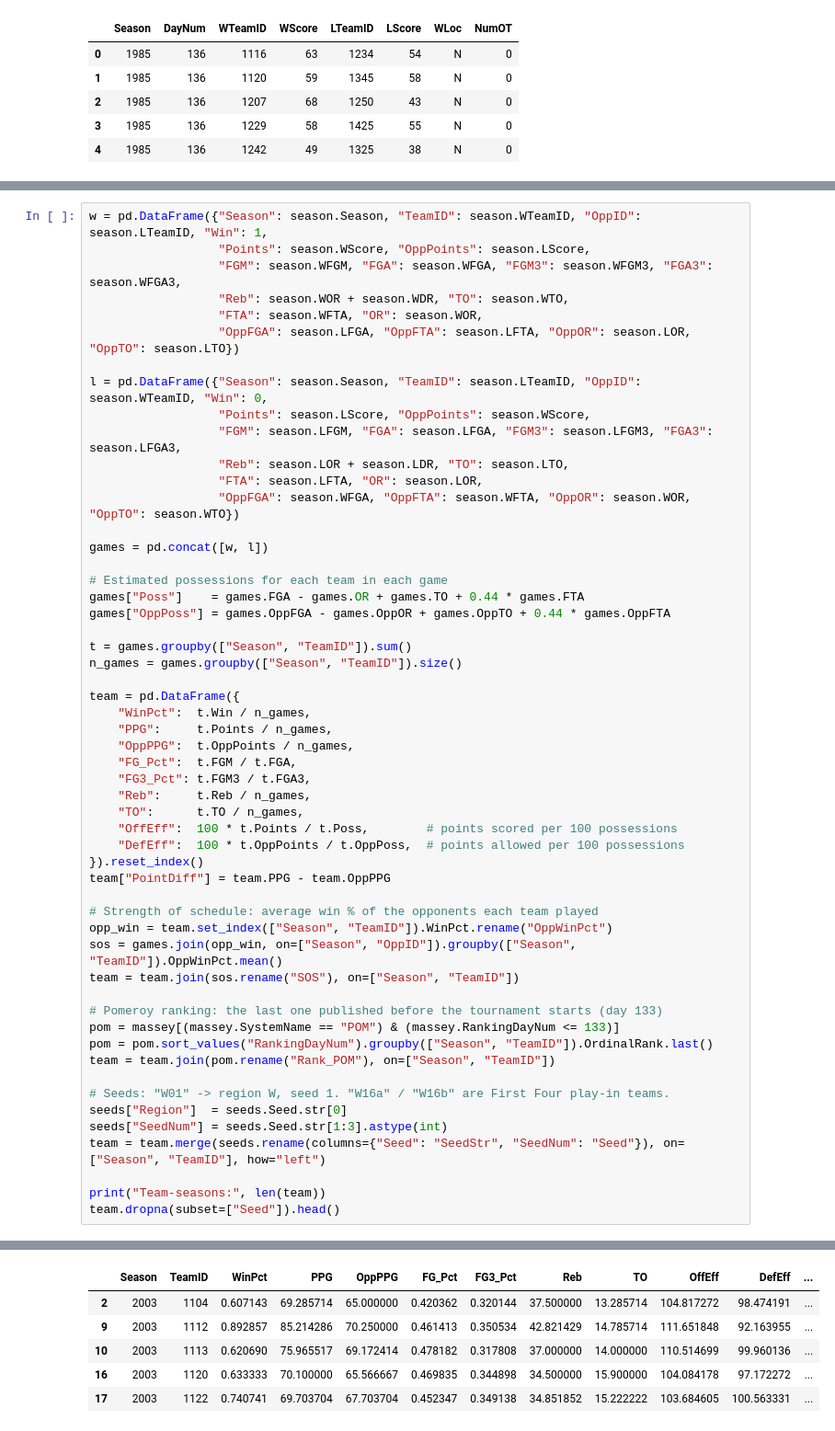
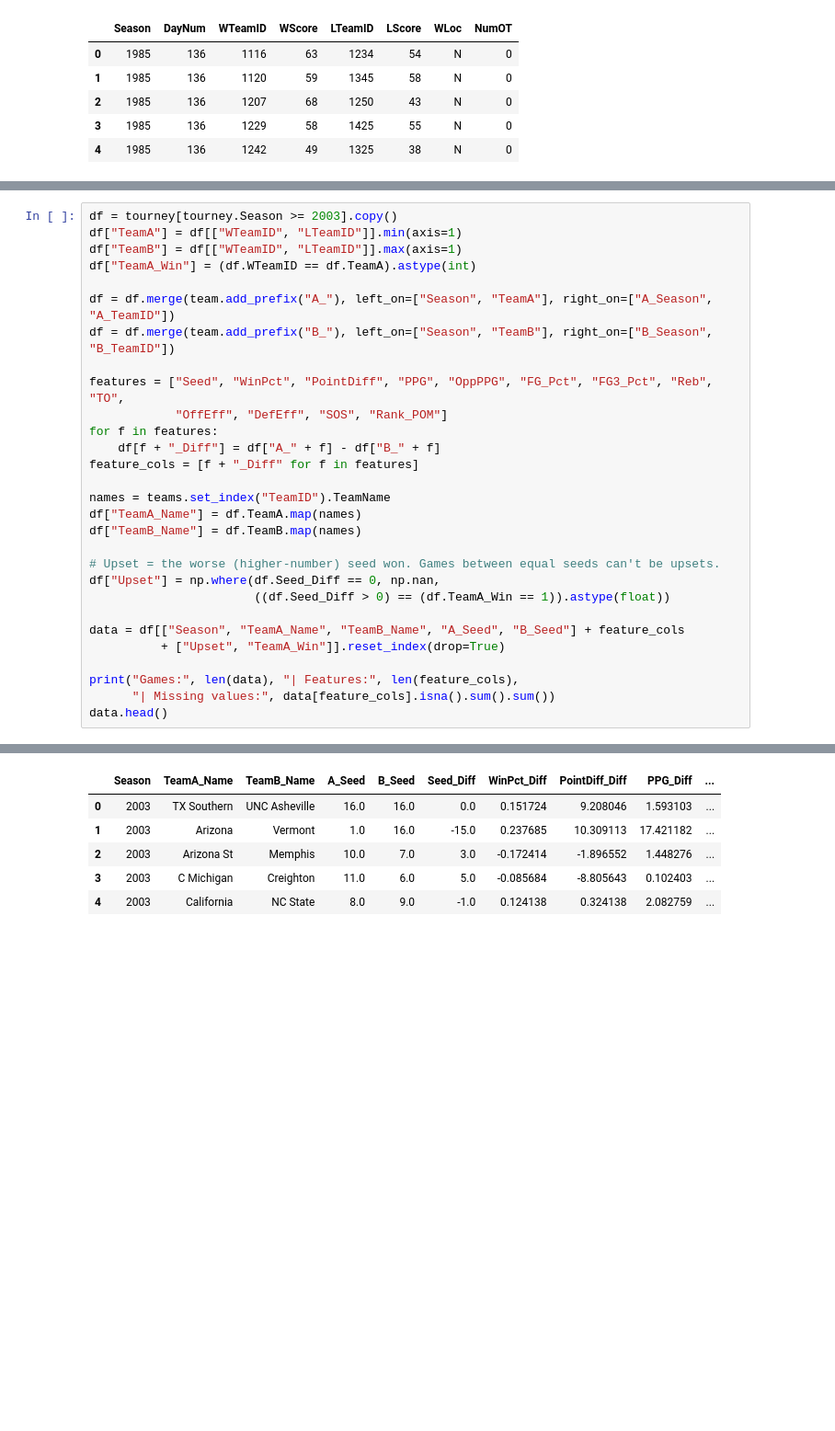
Before and after one commit to siennaperez/CIS4930-Predicting-NCAA-Brackets, a Jupyter notebook: march_madness.ipynb, the cells around one changed output, grey strips where cells are left out. Shown at 92% size. Drawn from its saved outputs; the diff is of its cells as text; blank space fills up the shorter version.

```diff
--- a/march_madness.ipynb
+++ b/march_madness.ipynb
@@ -134,55 +171,30 @@ For each team and season, we turn every regular-season game into one row per tea
 # %%
-w = pd.DataFrame({"Season": season.Season, "TeamID": season.WTeamID, "OppID": season.LTeamID, "Win": 1,
-                  "Points": season.WScore, "OppPoints": season.LScore,
-                  "FGM": season.WFGM, "FGA": season.WFGA, "FGM3": season.WFGM3, "FGA3": season.WFGA3,
-                  "Reb": season.WOR + season.WDR, "TO": season.WTO,
-                  "FTA": season.WFTA, "OR": season.WOR,
-                  "OppFGA": season.LFGA, "OppFTA": season.LFTA, "OppOR": season.LOR, "OppTO": season.LTO})
+df = tourney[tourney.Season >= 2003].copy()
+df["TeamA"] = df[["WTeamID", "LTeamID"]].min(axis=1)
+df["TeamB"] = df[["WTeamID", "LTeamID"]].max(axis=1)
+df["TeamA_Win"] = (df.WTeamID == df.TeamA).astype(int)
 
-l = pd.DataFrame({"Season": season.Season, "TeamID": season.LTeamID, "OppID": season.WTeamID, "Win": 0,
-                  "Points": season.LScore, "OppPoints": season.WScore,
-                  "FGM": season.LFGM, "FGA": season.LFGA, "FGM3": season.LFGM3, "FGA3": season.LFGA3,
-                  "Reb": season.LOR + season.LDR, "TO": season.LTO,
-                  "FTA": season.LFTA, "OR": season.LOR,
-                  "OppFGA": season.WFGA, "OppFTA": season.WFTA, "OppOR": season.WOR, "OppTO": season.WTO})
+df = df.merge(team.add_prefix("A_"), left_on=["Season", "TeamA"], right_on=["A_Season", "A_TeamID"])
+df = df.merge(team.add_prefix("B_"), left_on=["Season", "TeamB"], right_on=["B_Season", "B_TeamID"])
 
-games = pd.concat([w, l])
+features = ["Seed", "WinPct", "PointDiff", "PPG", "OppPPG", "FG_Pct", "FG3_Pct", "Reb", "TO",
+            "OffEff", "DefEff", "SOS", "Rank_POM"]
+for f in features:
+    df[f + "_Diff"] = df["A_" + f] - df["B_" + f]
+feature_cols = [f + "_Diff" for f in features]
 
-# Estimated possessions for each team in each game
-games["Poss"]    = games.FGA - games.OR + games.TO + 0.44 * games.FTA
-games["OppPoss"] = games.OppFGA - games.OppOR + games.OppTO + 0.44 * games.OppFTA
+names = teams.set_index("TeamID").TeamName
+df["TeamA_Name"] = df.TeamA.map(names)
+df["TeamB_Name"] = df.TeamB.map(names)
 
-t = games.groupby(["Season", "TeamID"]).sum()
-n_games = games.groupby(["Season", "TeamID"]).size()
+# Upset = the worse (higher-number) seed won. Games between equal seeds can't be upsets.
+df["Upset"] = np.where(df.Seed_Diff == 0, np.nan,
+                       ((df.Seed_Diff > 0) == (df.TeamA_Win == 1)).astype(float))
 
-team = pd.DataFrame({
-    "WinPct":  t.Win / n_games,
-    "PPG":     t.Points / n_games,
-    "OppPPG":  t.OppPoints / n_games,
-    "FG_Pct":  t.FGM / t.FGA,
-    "FG3_Pct": t.FGM3 / t.FGA3,
-    "Reb":     t.Reb / n_games,
-    "TO":      t.TO / n_games,
-    "OffEff":  100 * t.Points / t.Poss,        # points scored per 100 possessions
-    "DefEff":  100 * t.OppPoints / t.OppPoss,  # points allowed per 100 possessions
-}).reset_index()
-team["PointDiff"] = team.PPG - team.OppPPG
+data = df[["Season", "TeamA_Name", "TeamB_Name", "A_Seed", "B_Seed"] + feature_cols
+          + ["Upset", "TeamA_Win"]].reset_index(drop=True)
 
-# Strength of schedule: average win % of the opponents each team played
-opp_win = team.set_index(["Season", "TeamID"]).WinPct.rename("OppWinPct")
-sos = games.join(opp_win, on=["Season", "OppID"]).groupby(["Season", "TeamID"]).OppWinPct.mean()
-team = team.join(sos.rename("SOS"), on=["Season", "TeamID"])
-
-# Pomeroy ranking: the last one published before the tournament starts (day 133)
-pom = massey[(massey.SystemName == "POM") & (massey.RankingDayNum <= 133)]
-pom = pom.sort_values("RankingDayNum").groupby(["Season", "TeamID"]).OrdinalRank.last()
-team = team.join(pom.rename("Rank_POM"), on=["Season", "TeamID"])
-
-# Seeds: "W01" -> region W, seed 1. "W16a" / "W16b" are First Four play-in teams.
-seeds["Region"]  = seeds.Seed.str[0]
-seeds["SeedNum"] = seeds.Seed.str[1:3].astype(int)
-team = team.merge(seeds.rename(columns={"Seed": "SeedStr", "SeedNum": "Seed"}), on=["Season", "TeamID"], how="left")
-
-print("Team-seasons:", len(team))
-team.dropna(subset=["Seed"]).head()
+print("Games:", len(data), "| Features:", len(feature_cols),
+      "| Missing values:", data[feature_cols].isna().sum().sum())
+data.head()
 # %% [output]
@@ -190,7 +202,7 @@ Team-seasons: 8346
-|  | Season | TeamID | WinPct | PPG | OppPPG | FG_Pct | FG3_Pct | Reb | TO | OffEff | DefEff | ... |
-| 2 | 2003 | 1104 | 0.607143 | 69.285714 | 65.000000 | 0.420362 | 0.320144 | 37.500000 | 13.285714 | 104.817272 | 98.474191 | ... |
-| 9 | 2003 | 1112 | 0.892857 | 85.214286 | 70.250000 | 0.461413 | 0.350534 | 42.821429 | 14.785714 | 111.651848 | 92.163955 | ... |
-| 10 | 2003 | 1113 | 0.620690 | 75.965517 | 69.172414 | 0.478182 | 0.317808 | 37.000000 | 14.000000 | 110.514699 | 99.960136 | ... |
-| 16 | 2003 | 1120 | 0.633333 | 70.100000 | 65.566667 | 0.469835 | 0.344898 | 34.500000 | 15.900000 | 104.084178 | 97.172272 | ... |
-| 17 | 2003 | 1122 | 0.740741 | 69.703704 | 67.703704 | 0.452347 | 0.349138 | 34.851852 | 15.222222 | 103.684605 | 100.563331 | ... |
+|  | Season | TeamA_Name | TeamB_Name | A_Seed | B_Seed | Seed_Diff | WinPct_Diff | PointDiff_Diff | PPG_Diff | ... |
+| 0 | 2003 | TX Southern | UNC Asheville | 16.0 | 16.0 | 0.0 | 0.151724 | 9.208046 | 1.593103 | ... |
+| 1 | 2003 | Arizona | Vermont | 1.0 | 16.0 | -15.0 | 0.237685 | 10.309113 | 17.421182 | ... |
+| 2 | 2003 | Arizona St | Memphis | 10.0 | 7.0 | 3.0 | -0.172414 | -1.896552 | 1.448276 | ... |
+| 3 | 2003 | C Michigan | Creighton | 11.0 | 6.0 | 5.0 | -0.085684 | -8.805643 | 0.102403 | ... |
+| 4 | 2003 | California | NC State | 8.0 | 9.0 | -1.0 | 0.124138 | 0.324138 | 2.082759 | ... |
 # %% [markdown]
```
Also changed, not shown: parts of 88 cells of this notebook.
